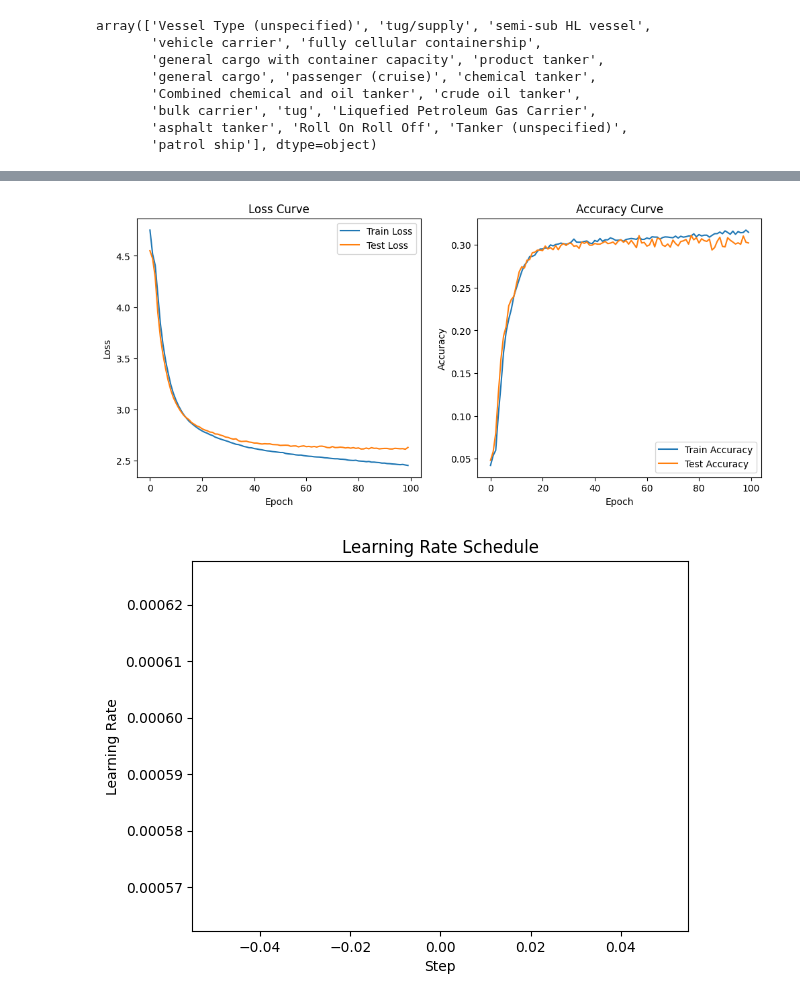
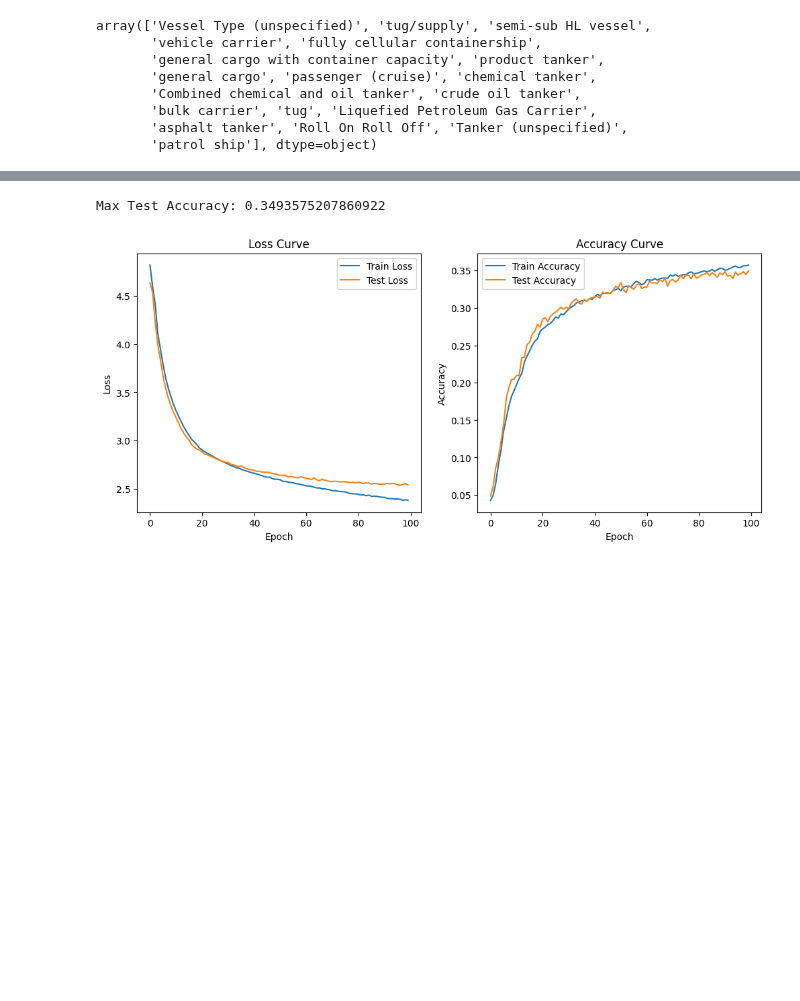
Before and after one commit to SySyAli/ais_port_prediction, a Jupyter notebook: notebooks/neural_network.ipynb, the cells around one changed output, grey strips where cells are left out. Cells and saved outputs as stored; diff of their text form; code cells hidden in the pictures; blank space fills up the shorter version.

```diff
--- a/notebooks/neural_network.ipynb
+++ b/notebooks/neural_network.ipynb
@@ -81,10 +85,10 @@ df = df.drop(columns=['vessel_type'])
 # %%
 # Focus on filtering over here
 # Filter ports with fewer than 5 appearances in both columns
-port_counts = pd.concat([df['current_unlocode'], df['next_unlocode']]).value_counts()
+port_counts = pd.concat([df['current_unlocode'], df['next_unlocode'], df['previous_unlocode']]).value_counts()
 threshhold = 100
 valid_ports = port_counts[port_counts >= threshhold].index
-df = df[df['current_unlocode'].isin(valid_ports) & df['next_unlocode'].isin(valid_ports)]
+df = df[df['current_unlocode'].isin(valid_ports) & df['next_unlocode'].isin(valid_ports) & df['previous_unlocode'].isin(valid_ports)]
 # %%
 # print value counts of current_unlocode and next_unlocode
 curvalcounts = df['current_unlocode'].value_counts()
@@ -100,6 +105,11 @@ for column in cols:
     le = LabelEncoder()
     df[column] = le.fit_transform(df[column].astype(str))
     label_encoders[column] = le
+# %%
+# Encode the previous unlocode
+le_prev_unlocode = LabelEncoder()
+df['previous_unlocode'] = le_prev_unlocode.fit_transform(df['previous_unlocode'].astype(str))
+label_encoders['previous_unlocode'] = le_prev_unlocode
 # %%
 # One-hot encode the port_unlocode feature
 lb_in = LabelBinarizer(sparse_output=False)
@@ -183,6 +193,6 @@ X_train shape: (26187, 153), y_train shape: (26187, 147), X_test shape: (6547, 1
 # %%
 # Specify columns to scale
-columns_to_scale = ['capped_duration', 'month', 'port_name', 'country_name', 'place_type', 'traffic_flow']
+columns_to_scale = ['capped_duration', 'month', 'port_name', 'country_name', 'place_type', 'traffic_flow', 'previous_unlocode']
 # columns_to_scale = ['capped_duration', 'month', 'port_name', 'country_name', 'vessel_type', 'place_type']
 
 # Initialize the scaler
@@ -304,20 +314,27 @@ batch_size = 64
 train_loader = DataLoader(train_dataset, batch_size=batch_size, shuffle=True)
 test_loader = DataLoader(test_dataset, batch_size=batch_size, shuffle=False)
 # %%
+# Define the model with batch normalization and dropout
 class PortPredictor(nn.Module):
-    def __init__(self, input_size, hidden_size, num_classes, dropout_rate=0.5):
+    def __init__(self, input_size, hidden_size, num_classes, dropout_rate=0.2):
         super(PortPredictor, self).__init__()
-        self.fc1 = nn.Linear(input_size, hidden_size)
-        self.fc2 = nn.Linear(hidden_size, hidden_size)
-        self.fc3 = nn.Linear(hidden_size, hidden_size)
-        self.fc4 = nn.Linear(hidden_size, num_classes)
+        self.fc1 = nn.Linear(input_size, 256)
+        self.fc2 = nn.Linear(256, 256)
+        self.fc3 = nn.Linear(256, 128)
+        self.fc4 = nn.Linear(128, 128)
+        self.fc5 = nn.Linear(128, num_classes)
         self.relu = nn.ReLU()
+        self.dropout = nn.Dropout(dropout_rate)
 
     def forward(self, x):
-        x = self.relu(self.fc1(x))
+        x = self.relu((self.fc1(x)))
+        x = self.dropout(x)
         x = self.relu(self.fc2(x))
+        x = self.dropout(x)
         x = self.relu(self.fc3(x))
-        x = self.fc4(x)
+        x = self.dropout(x)
+        x = self.relu(self.fc4(x))
+        x = self.fc5(x)
         return x
 
 input_size = X_train_tensor.shape[1]
@@ -328,7 +345,7 @@ hidden_size = 128
 model = PortPredictor(input_size, hidden_size, num_classes).to(device)
 criterion = nn.CrossEntropyLoss()
 optimizer = optim.Adam(model.parameters(), lr=0.01, weight_decay=1e-5)
-scheduler = optim.lr_scheduler.CyclicLR(optimizer, base_lr=0.0001, max_lr=0.01, step_size_up=2000, mode='triangular')
+scheduler = optim.lr_scheduler.CyclicLR(optimizer, base_lr=0.0001, max_lr=0.009, step_size_up=2000, mode='triangular')
 # %%
 X_train_tensor
 # %% [output]
@@ -435,33 +454,29 @@ Epoch 99 [LR: [0.000590050000000001]], Train Loss: 2.4527, Train Acc: 31.4775, T
 # %%
+# print max accuracy
+print(f"Max Test Accuracy: {max(test_accuracies)}")
+
 # Plot learning curves
 plt.figure(figsize=(12, 5))
 
 # Plot training and test loss
 plt.subplot(1, 2, 1)
 plt.plot(train_losses, label='Train Loss')
 plt.plot(test_losses, label='Test Loss')
 plt.xlabel('Epoch')
 plt.ylabel('Loss')
 plt.title('Loss Curve')
 plt.legend()
 
 # Plot training and test accuracy
 plt.subplot(1, 2, 2)
 plt.plot(train_accuracies, label='Train Accuracy')
 plt.plot(test_accuracies, label='Test Accuracy')
 plt.xlabel('Epoch')
 plt.ylabel('Accuracy')
 plt.title('Accuracy Curve')
 plt.legend()
 
-# plot learning rate
-plt.figure()
-plt.plot(scheduler.get_lr())
-plt.xlabel('Step')
-plt.ylabel('Learning Rate')
-plt.title('Learning Rate Schedule')
-
 plt.show()
 # %% [output]
+Max Test Accuracy: 0.3493575207860922
-[figure, old version]
+[figure, new version]
-[figure, removed]
```
Also changed, not shown: parts of 16 cells of this notebook.
